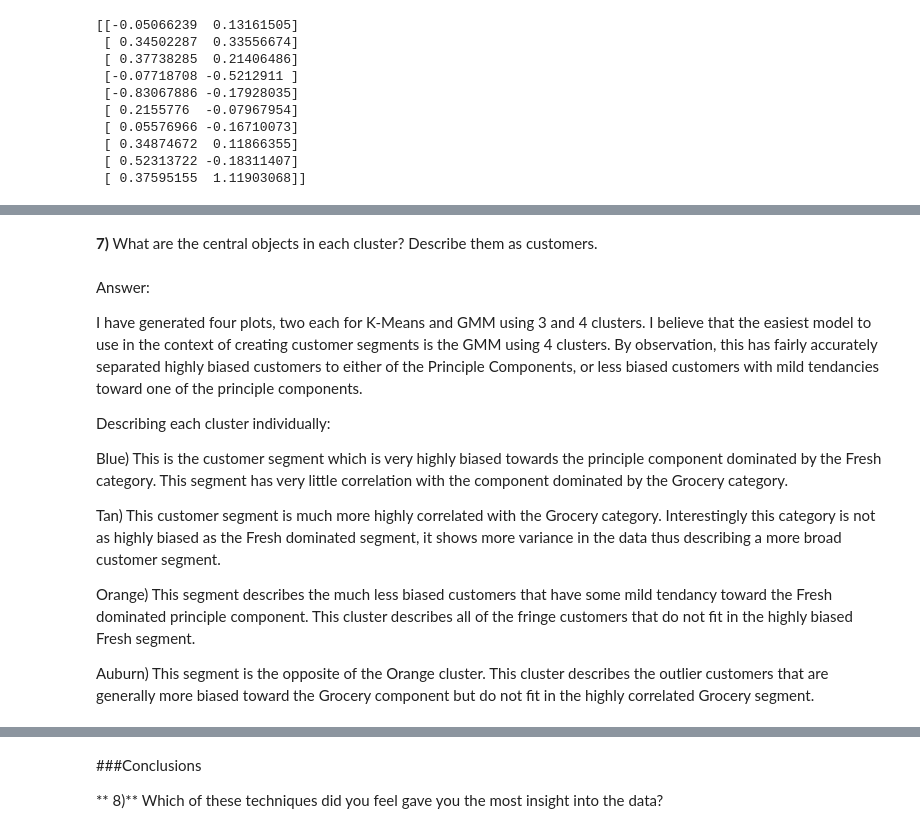
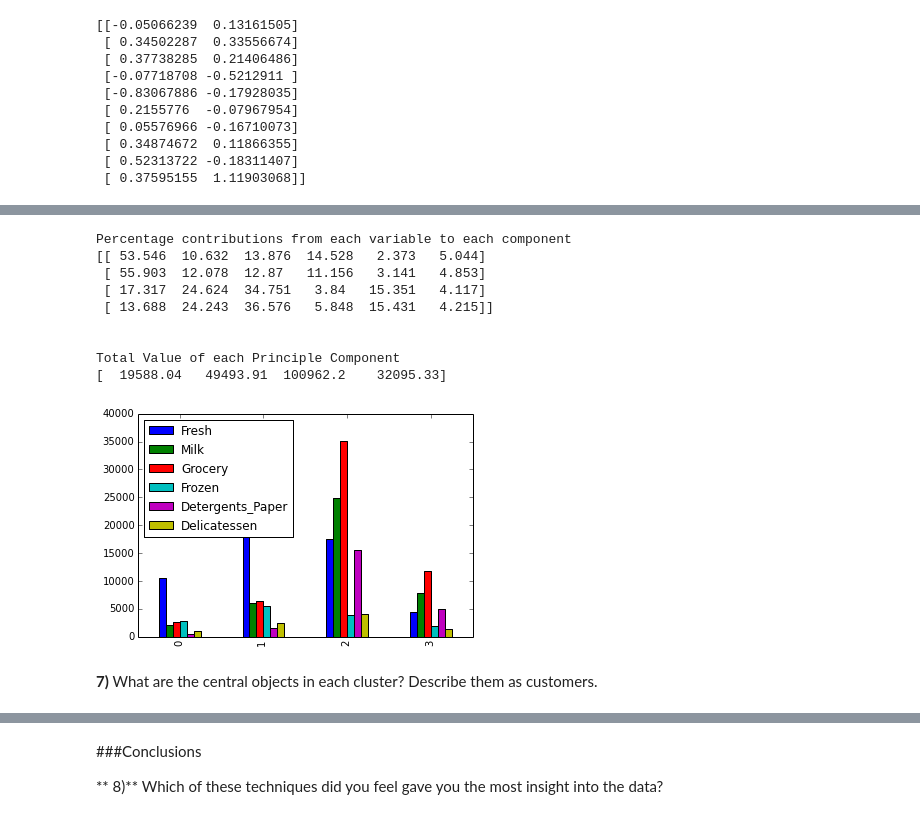
Before and after one commit to braddmiller/udacity-MLND-project3, a Jupyter notebook: customer_segments.ipynb, the cells around one changed output, grey strips where cells are left out. Saved outputs shown, nothing was run; the diff lists cells and outputs as text; code cells hidden in the pictures.

```diff
--- a/customer_segments.ipynb
+++ b/customer_segments.ipynb
@@ -322,16 +324,32 @@ while i < len(Z):
+# %%
+new_pca = PCA(n_components=2, whiten=True).fit(data)
+sixD_centroid = new_pca.inverse_transform(centroids[3])
+contributions = [[],[],[],[]]
+total_value = []
+i = 0
+for x in sixD_centroid:
+    y = sum(x)
+    total_value.append(y)
+    for n in x:
+        contributions[i].append(float(n/y*100))
+    i = i+1
+
+pd.DataFrame(sixD_centroid).plot(kind="bar").legend(('Fresh', 'Milk','Grocery','Frozen','Detergents_Paper','Delicatessen'), loc='best')
+
+print "\n\nPercentage contributions from each variable to each component"
+print np.around(contributions, decimals=3)
+print"\n\nTotal Value of each Principle Component"
+print np.around(total_value, decimals=2)
+# %% [output]
+Percentage contributions from each variable to each component
+[[ 53.546  10.632  13.876  14.528   2.373   5.044]
+ [ 55.903  12.078  12.87   11.156   3.141   4.853]
+ [ 17.317  24.624  34.751   3.84   15.351   4.117]
+ [ 13.688  24.243  36.576   5.848  15.431   4.215]]
+
+
+Total Value of each Principle Component
+[  19588.04   49493.91  100962.2    32095.33]
+[figure, added]
 # %% [markdown]
 **7)** What are the central objects in each cluster? Describe them as customers.
-# %% [markdown]
-Answer:
-
-I have generated four plots, two each for K-Means and GMM using 3 and 4 clusters. I believe that the easiest model to use in the context of creating customer segments is the GMM using 4 clusters. By observation, this has fairly accurately separated highly biased customers to either of the Principle Components, or less biased customers with mild tendancies toward one of the principle components.
-
-Describing each cluster individually:
-
-Blue) This is the customer segment which is very highly biased towards the principle component dominated by the Fresh category. This segment has very little correlation with the component dominated by the Grocery category.
-
-Tan) This customer segment is much more highly correlated with the Grocery category. Interestingly this category is not as highly biased as the Fresh dominated segment, it shows more variance in the data thus describing a more broad customer segment.
-
-Orange) This segment describes the much less biased customers that have some mild tendancy toward the Fresh dominated principle component. This cluster describes all of the fringe customers that do not fit in the highly biased Fresh segment.
-
-Auburn) This segment is the opposite of the Orange cluster. This cluster describes the outlier customers that are generally more biased toward the Grocery component but do not fit in the highly correlated Grocery segment.
```
Also changed, not shown: parts of 5 cells of this notebook, 1 other file.
